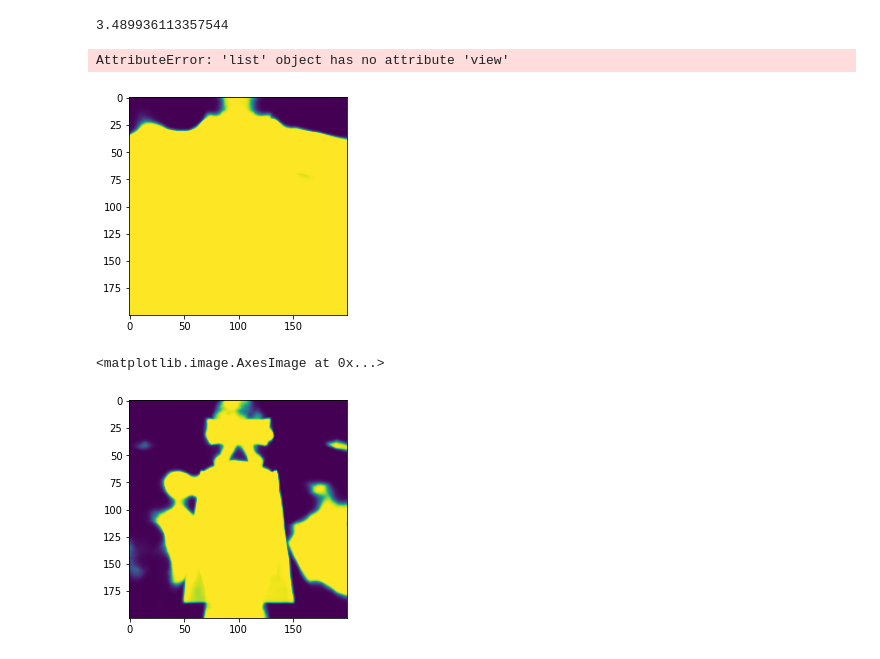
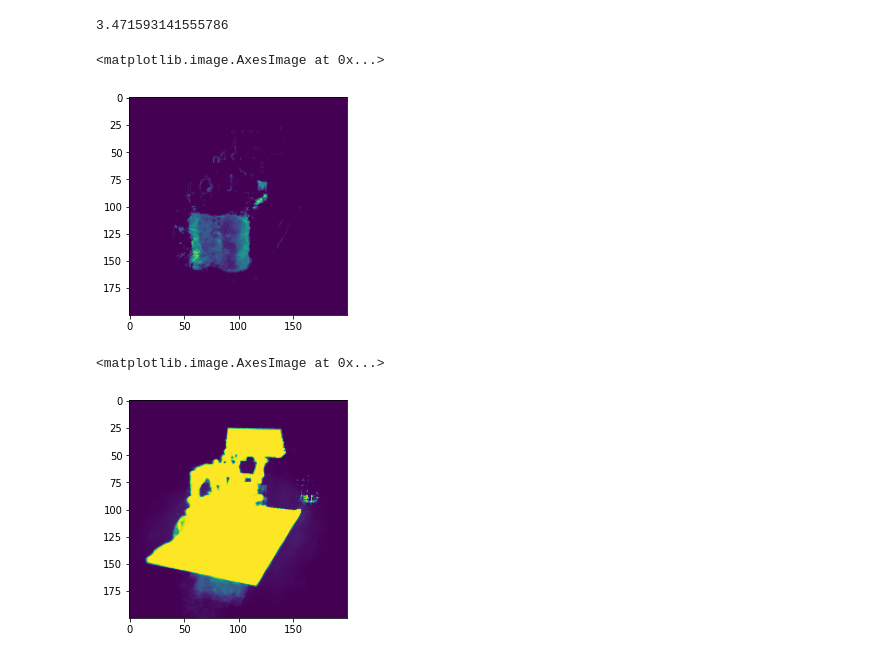
Before and after one commit to kwea123/nerf_pl, a Jupyter notebook: test.ipynb, the cells around one changed output. Saved outputs shown, nothing was run; the diff lists cells and outputs as text; code cells hidden in the pictures.

```diff
--- a/test.ipynb
+++ b/test.ipynb
@@ -23,25 +23,26 @@ img_wh = (200, 200)
 #            img_wh=img_wh)
 
 dataset = dataset_dict['blender'] \
-          ('/home/ubuntu/data/nerf_example_data/nerf_synthetic/lego/', 'test',
+          ('/home/ubuntu/data/nerf_example_data/nerf_synthetic/lego/', 'test_train',
+           perturbation=['occ'],
            img_wh=img_wh)
 # %%
-embedding_xyz = PosEmbedding(3, 10)
+embedding_xyz = PosEmbedding(9, 10)
 embedding_dir = PosEmbedding(3, 4)
 embedding_t = torch.nn.Embedding(200, 16)
 
 nerf_coarse = NeRF('coarse')
-nerf_fine = NeRF('fine')
+nerf_fine = NeRF('fine', beta_min=0.1)
 
-ckpt_path = 'ckpts/lego_nerfw/epoch=0-v0.ckpt'
+ckpt_path = 'ckpts/lego_nerfw_occ/epoch=4.ckpt'
 
+load_ckpt(embedding_t, ckpt_path, model_name='embedding_t')
 load_ckpt(nerf_coarse, ckpt_path, model_name='nerf_coarse')
 load_ckpt(nerf_fine, ckpt_path, model_name='nerf_fine')
-load_ckpt(embedding_t, ckpt_path, model_name='embedding_t')
 
+embedding_t.cuda()
 nerf_coarse.cuda()
 nerf_fine.cuda()
-embedding_t.cuda()
 
 models = {'coarse': nerf_coarse, 'fine': nerf_fine}
 embeddings = {'xyz': embedding_xyz, 'dir': embedding_dir, 't': embedding_t}
@@ -49,7 +50,7 @@ embeddings = {'xyz': embedding_xyz, 'dir': embedding_dir, 't': embedding_t}
 N_samples = 64
 N_importance = 64
 use_disp = False
-chunk = 1024*32*4
+chunk = 1024*32
 
 @torch.no_grad()
 def f(rays, ts):
@@ -69,7 +70,7 @@ def f(rays, ts):
                         N_importance,
                         chunk,
                         dataset.white_back,
-                        test_time=False)
+                        test_time=True)
 
         for k, v in rendered_ray_chunks.items():
             results[k] += [v]
@@ -78,7 +79,7 @@ def f(rays, ts):
         results[k] = torch.cat(v, 0)
     return results
 # %%
-sample = dataset[0]
+sample = dataset[1]
 rays = sample['rays'].cuda()
 ts = sample['ts'].cuda()
 
@@ -87,16 +88,14 @@ results = f(rays, ts)
 torch.cuda.synchronize()
 print(time.time()-t)
 # %% [output]
-3.489936113357544
+3.471593141555786
 # %%
 plt.imshow(results['beta'].view(img_wh[1], img_wh[0]).cpu().numpy())
 # %% [output]
-AttributeError: 'list' object has no attribute 'view'
+<matplotlib.image.AxesImage at 0x...>
+[figure, added]
 # %%
-plt.imshow(results['opacity_coarse'].view(img_wh[1], img_wh[0]).cpu().numpy())
-plt.show()
 plt.imshow(results['opacity_fine'].view(img_wh[1], img_wh[0]).cpu().numpy())
 # %% [output]
+<matplotlib.image.AxesImage at 0x...>
-[figure, old version]
+[figure, new version]
-<matplotlib.image.AxesImage at 0x...>
-[figure, removed]
```
Also changed, not shown: parts of 3 cells of this notebook, 7 other files.
